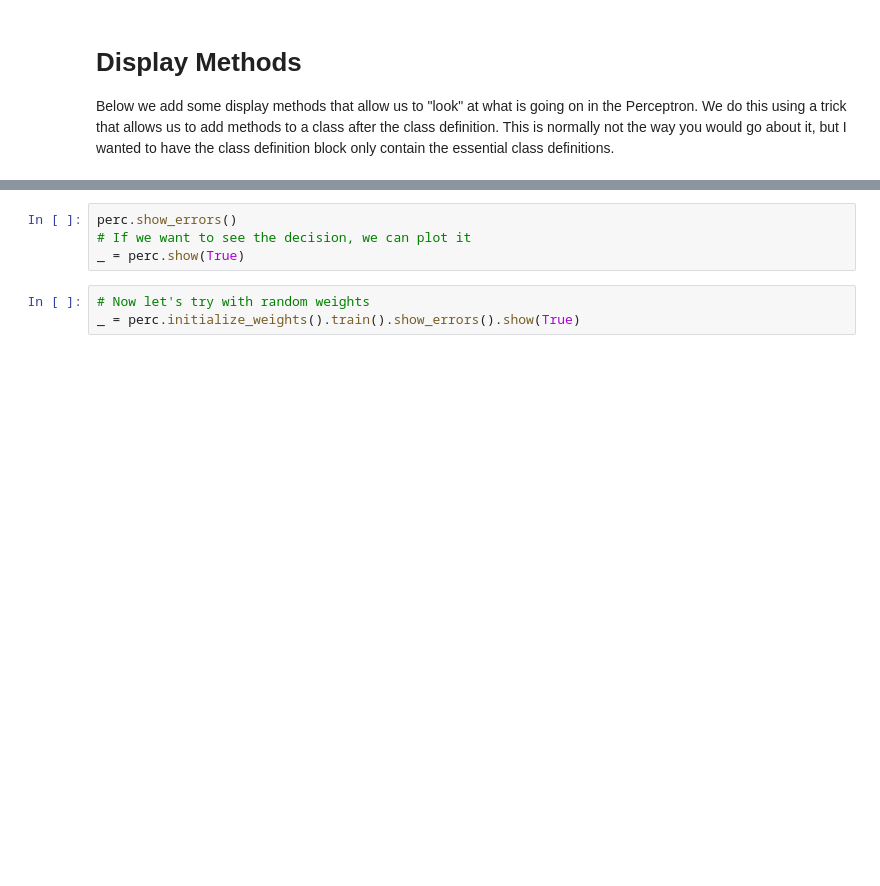
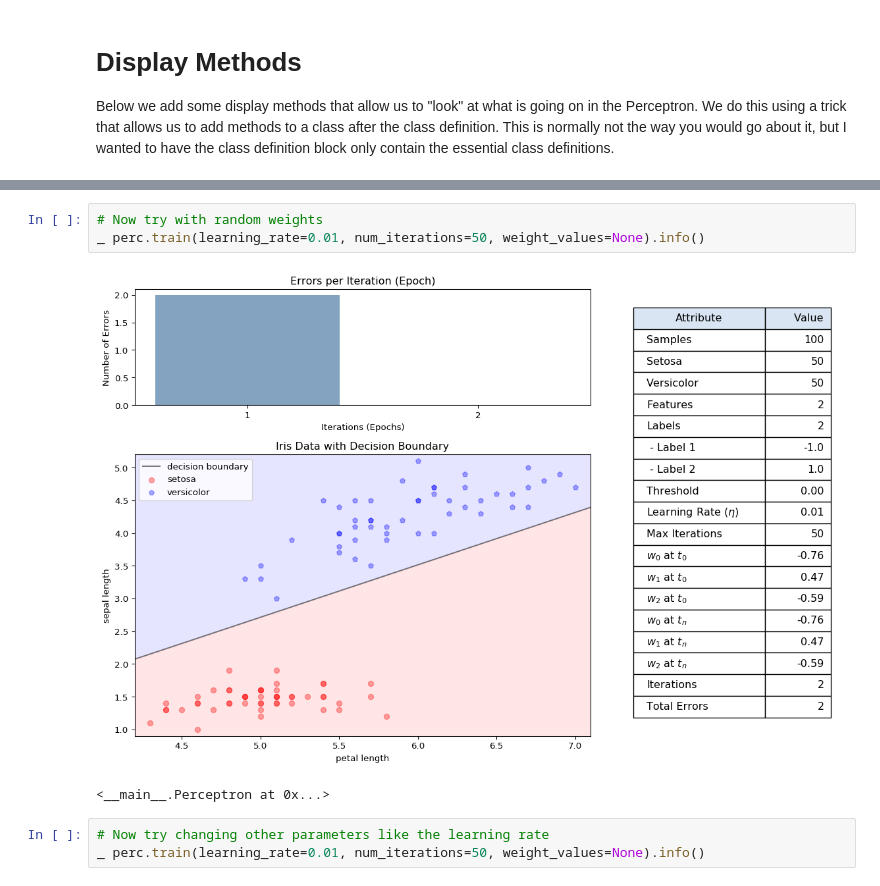
Before and after one commit to fariello/cscie86, a Jupyter notebook: colab/perceptron/perceptron.ipynb, the cells around one changed output, grey strips where cells are left out. Saved outputs shown, nothing was run; the diff lists cells and outputs as text; blank space fills up the shorter version.

```diff
--- a/colab/perceptron/perceptron.ipynb
+++ b/colab/perceptron/perceptron.ipynb
@@ -652,7 +889,9 @@ perc.print_info()
-# %%
-perc.show_errors()
-# If we want to see the decision, we can plot it
-_ = perc.show(True)
 # %%
-# Now let's try with random weights
-_ = perc.initialize_weights().train().show_errors().show(True)
+# Now try with random weights
+_ perc.train(learning_rate=0.01, num_iterations=50, weight_values=None).info()
+# %% [output]
+[figure, added]
+<__main__.Perceptron at 0x...>
+# %%
+# Now try changing other parameters like the learning rate
+_ perc.train(learning_rate=0.01, num_iterations=50, weight_values=None).info()
```
Also changed, not shown: parts of 24 cells of this notebook.
